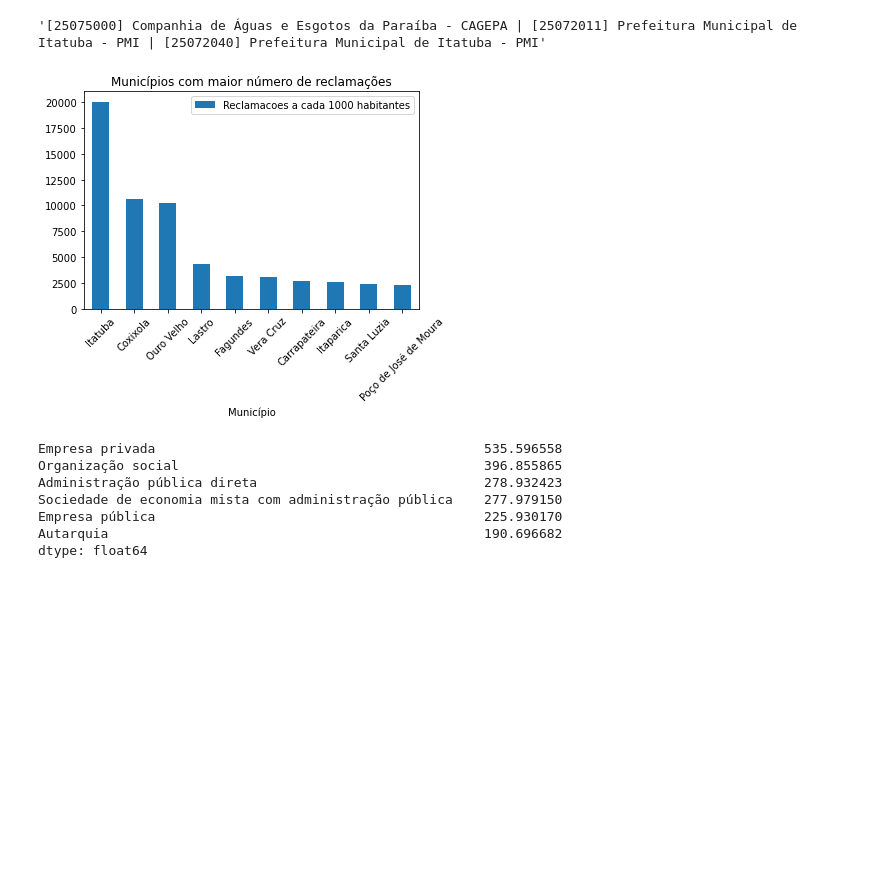
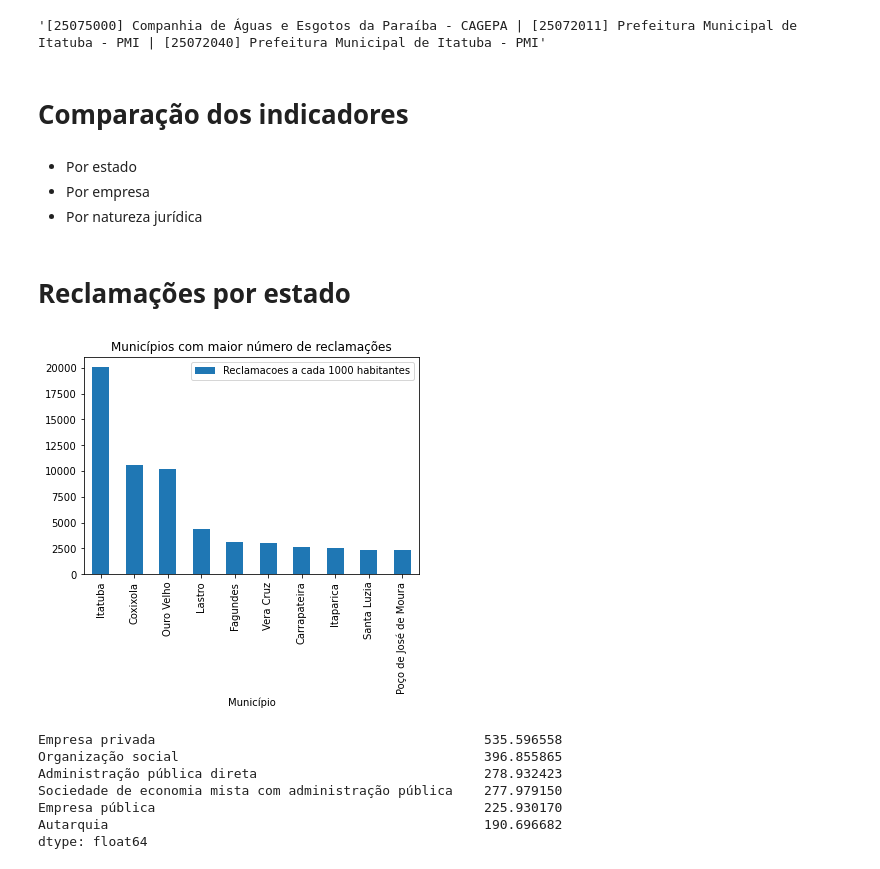
Before and after one commit to hucodelab/datathon_USP_BRK, a Jupyter notebook: datathon_USP.ipynb, the cells around one changed output. Cells and saved outputs as stored; diff of their text form; code cells hidden in the pictures; blank space fills up the shorter version.

```diff
--- a/datathon_USP.ipynb
+++ b/datathon_USP.ipynb
@@ -247,13 +251,21 @@ df_normalizado.sort_values(by=[
     'Reclamacoes a cada 1000 habitantes'], ascending=False).head(2)['Prestadores'].iloc[0]
 # %% [output]
 '[25075000] Companhia de Águas e Esgotos da Paraíba - CAGEPA | [25072011] Prefeitura Municipal de Itatuba - PMI | [25072040] Prefeitura Municipal de Itatuba - PMI'
+# %% [markdown]
+# Comparação dos indicadores
+# %% [markdown]
+- Por estado
+- Por empresa
+- Por natureza jurídica
+# %% [markdown]
+# Reclamações por estado
 # %%
 ax = df_normalizado.sort_values(by=[
     'Reclamacoes a cada 1000 habitantes'], ascending=False).head(10).plot.bar(
-    x='Município', y='Reclamacoes a cada 1000 habitantes', rot=45,
+    x='Município', y='Reclamacoes a cada 1000 habitantes', rot=90,
     title="Municípios com maior número de reclamações")
 # %% [output]
-[figure, old version]
+[figure, new version]
 # %%
 df_normalizado2 = df_normalizado.dropna(subset=['Reclamacoes a cada 1000 habitantes'])
 # %%
```
Also changed, not shown: parts of 41 cells of this notebook, 5 other files.
